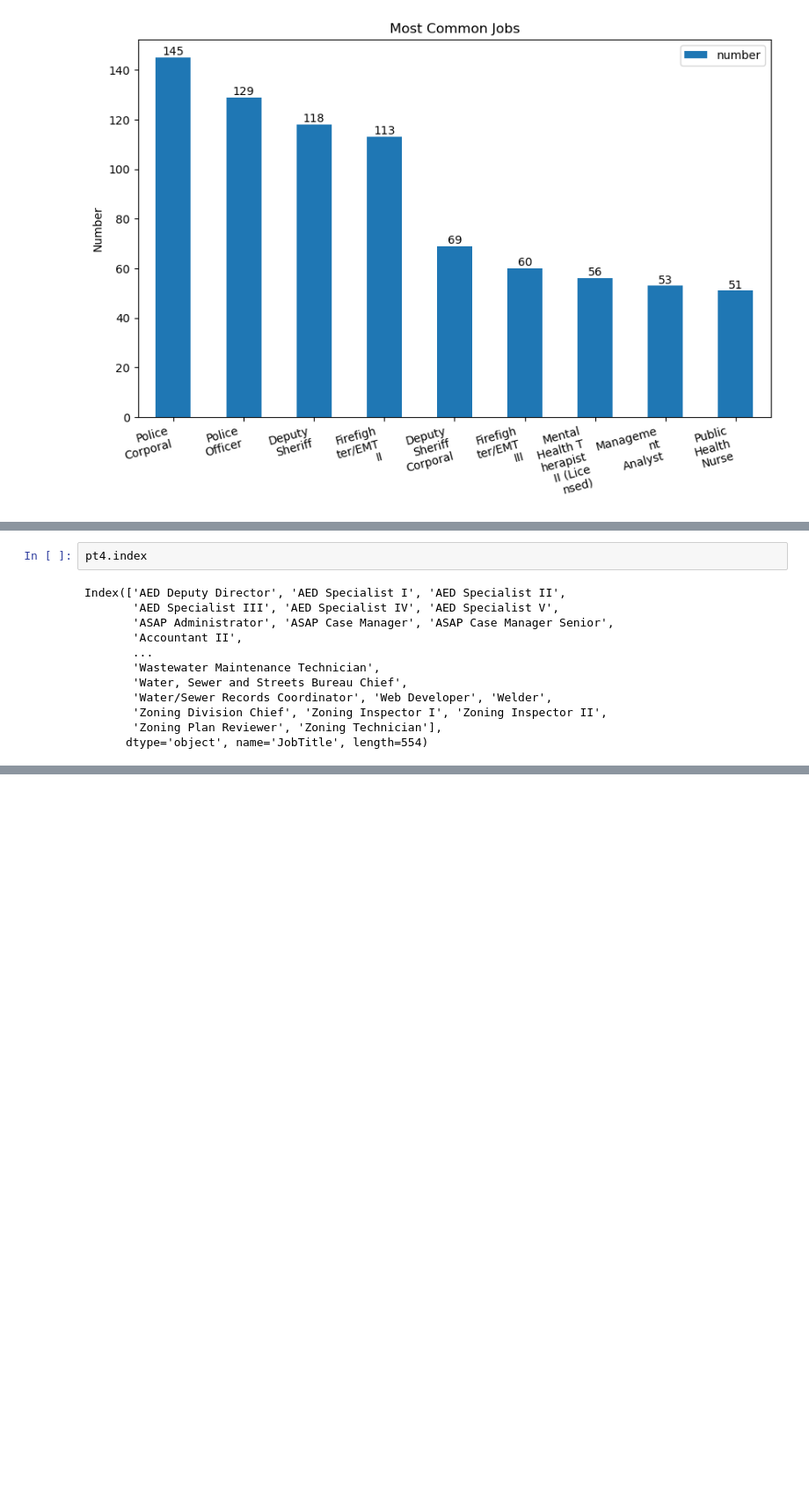
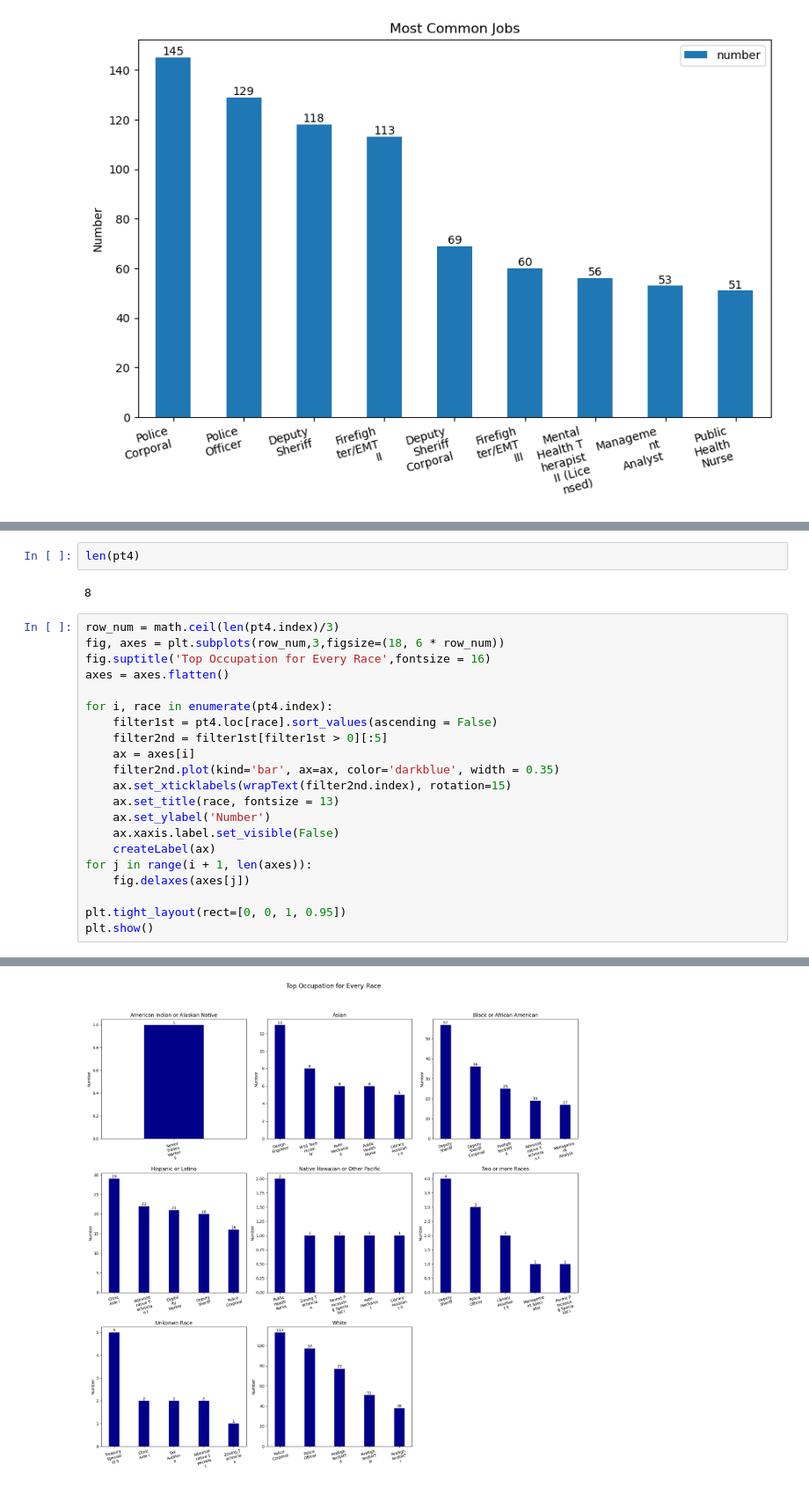
Before and after one commit to bin43256/100DatasetsChallenge, a Jupyter notebook: Employee+Demographics.ipynb, the cells around one changed output, grey strips where cells are left out. Shown: that part at 88% size. Drawn from its saved outputs; the diff is of its cells as text; blank space fills up the shorter version.

```diff
--- a/Employee+Demographics.ipynb
+++ b/Employee+Demographics.ipynb
@@ -226,14 +213,26 @@ Name: Asian, Length: 554, dtype: int64
-# %%
-pt4.index
-# %% [output]
-Index(['AED Deputy Director', 'AED Specialist I', 'AED Specialist II',
-       'AED Specialist III', 'AED Specialist IV', 'AED Specialist V',
-       'ASAP Administrator', 'ASAP Case Manager', 'ASAP Case Manager Senior',
-       'Accountant II',
-       ...
-       'Wastewater Maintenance Technician',
-       'Water, Sewer and Streets Bureau Chief',
-       'Water/Sewer Records Coordinator', 'Web Developer', 'Welder',
-       'Zoning Division Chief', 'Zoning Inspector I', 'Zoning Inspector II',
-       'Zoning Plan Reviewer', 'Zoning Technician'],
-      dtype='object', name='JobTitle', length=554)
+# %%
+len(pt4)
+# %% [output]
+8
+# %%
+row_num = math.ceil(len(pt4.index)/3)
+fig, axes = plt.subplots(row_num,3,figsize=(18, 6 * row_num))
+fig.suptitle('Top Occupation for Every Race',fontsize = 16)
+axes = axes.flatten()
+
+for i, race in enumerate(pt4.index):
+    filter1st = pt4.loc[race].sort_values(ascending = False)
+    filter2nd = filter1st[filter1st > 0][:5]
+    ax = axes[i]
+    filter2nd.plot(kind='bar', ax=ax, color='darkblue', width = 0.35)
+    ax.set_xticklabels(wrapText(filter2nd.index), rotation=15)
+    ax.set_title(race, fontsize = 13)
+    ax.set_ylabel('Number')
+    ax.xaxis.label.set_visible(False)
+    createLabel(ax)
+for j in range(i + 1, len(axes)):
+    fig.delaxes(axes[j])
+
+plt.tight_layout(rect=[0, 0, 1, 0.95])
+plt.show()
+# %% [output]
@@ -239,0 +255 @@ Index(['AED Deputy Director', 'AED Specialist I', 'AED Specialist II',
+[figure, added]
```
Also changed, not shown: parts of 9 cells of this notebook.
